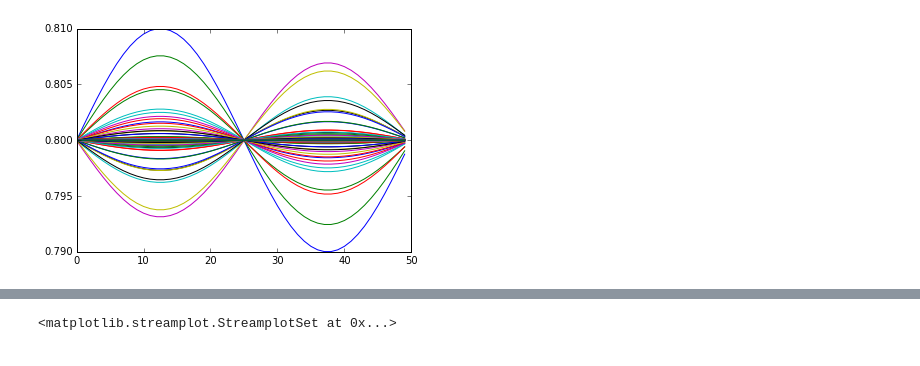
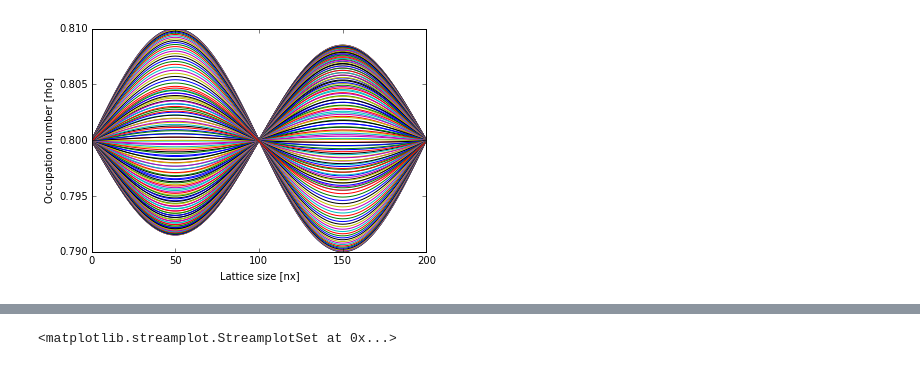
Before and after one commit to Schraivogel/hpc, a Jupyter notebook: Exercise 1_Julian.ipynb, the cells around one changed output, grey strips where cells are left out. Saved outputs shown, nothing was run; the diff lists cells and outputs as text; code cells hidden in the pictures.

Commit message:
Final commit
Changed lattice size and axis description
made parallel plots

```diff
--- a/Exercise 1_Julian.ipynb
+++ b/Exercise 1_Julian.ipynb
@@ -136,7 +136,7 @@ def calc_equilibrium(rho, u, c, w):
 rows = 50
 cols = 50
 q = 9
-timesteps = 1000
+timesteps = 300
 
 doBounce = False
 savePlot = False
@@ -157,12 +157,11 @@ latt[:,:,6] = 1.0 / 36.0
 latt[:,:,7] = 1.0 / 36.0
 latt[:,:,8] = 1.0 / 36.0
 
-#ch = 3
 w = np.array([4.0/9.0, 1.0/9.0, 1.0/9.0, 1.0/9.0, 1.0/9.0, 1.0/36.0, 1.0/36.0, 1.0/36.0, 1.0/36.0])
 omega = 0.5
 
 for t in range(timesteps):
-    print(latt[:,:,3])
+    #print(latt[:,:,3])
     latt = shift_latt(latt)
     j = calc_j(c, latt)
     rho = sum_occ(latt)
@@ -192,37 +173,47 @@ def set_rho(epsilon, rho0, rows, cols):
 
     rho = np.full((rows,cols), rho0, dtype = float)
     valx = (2 * np.pi * np.arange(cols)) / (cols)
     rho += epsilon * np.sin(valx).reshape(1, cols)
     return rho
 
+#################
+rows = 200
+cols = 200
+q = 9
+timesteps = 300
+mod = 2
+savePlot = True
+
 # shear wave rho decay init
 epsilon = 0.01
 rho0 = 0.8
 assert(rho0 > epsilon), "rho0 must be bigger than the sine-offset"
 rho = set_rho(epsilon, rho0, rows, cols)
 u = np.zeros((rows, cols, 2))
 
-omega = 0.5
+omega = 0.3
 
 # Belegung des lattice, dass das mit rho, welches ich in der funktion set_rho berechnet habe, passt
 latt = calc_equilibrium(rho, u, c, w) # which is equal to f_eq
 
 plt.figure()
 
 for t in range(timesteps):
-    if t%10 == 0:
+    if t%mod == 0:
         plt.plot(rho[rows//4,:])
     latt = shift_latt(latt)
     j = calc_j(c, latt)
     rho = sum_occ(latt)
     u = calc_avg_vel(rho, j)
     f_eq = calc_equilibrium(rho, u, c, w)
     latt += omega * (f_eq - latt)
 
+plt.xlabel('Lattice size [nx]')
+plt.ylabel('Occupation number [rho]')
 if savePlot == True:
-    plt.savefig('Set_Rho_300_300_300_t_50.pdf')
+    plt.savefig('Report/Set_Rho_' + str(rows) + 'x' + str(cols) + '_omega=' + str(omega) + '_t=' + str(timesteps) + '_t_mod=' + str(mod) + '.pdf')
 # %% [output]
-[figure, old version]
+[figure, new version]
 # %%
 def set_u(epsilon, rows, cols):
 
```
Also changed, not shown: parts of 4 cells of this notebook, 2 other files.
